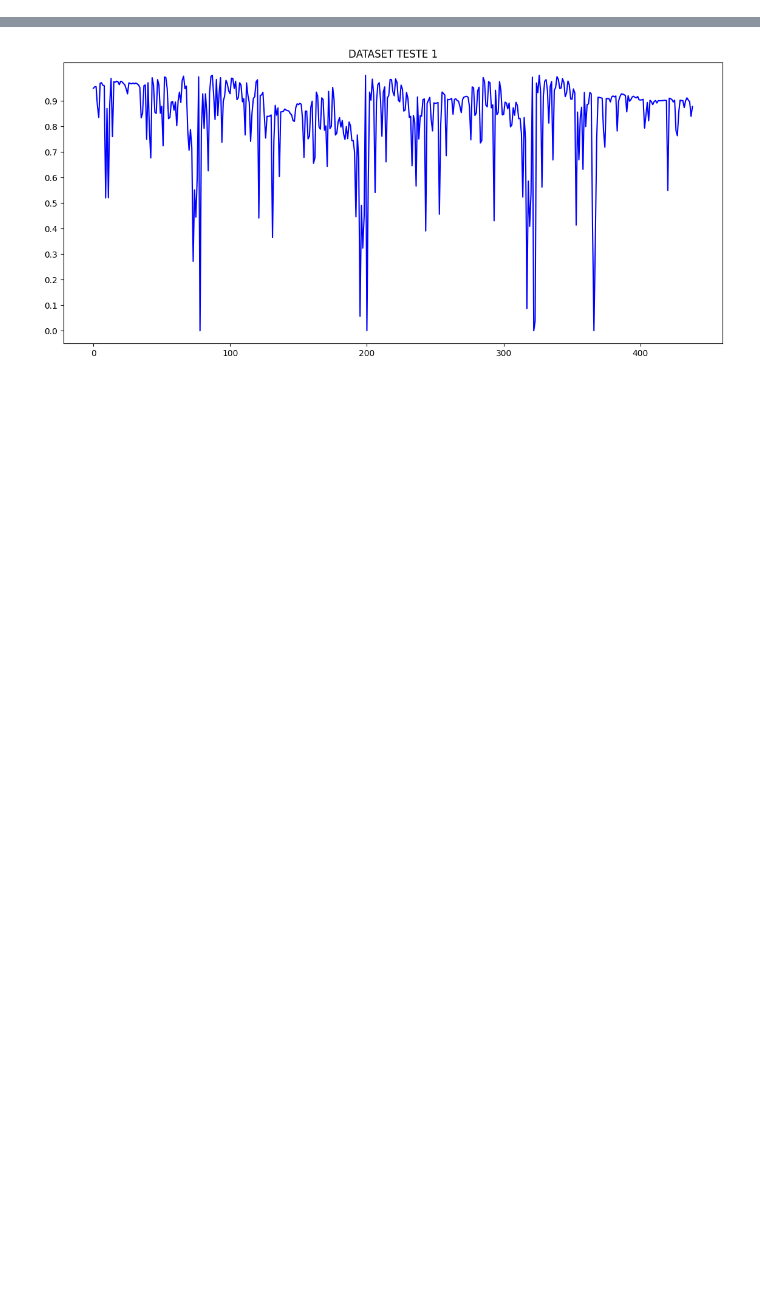
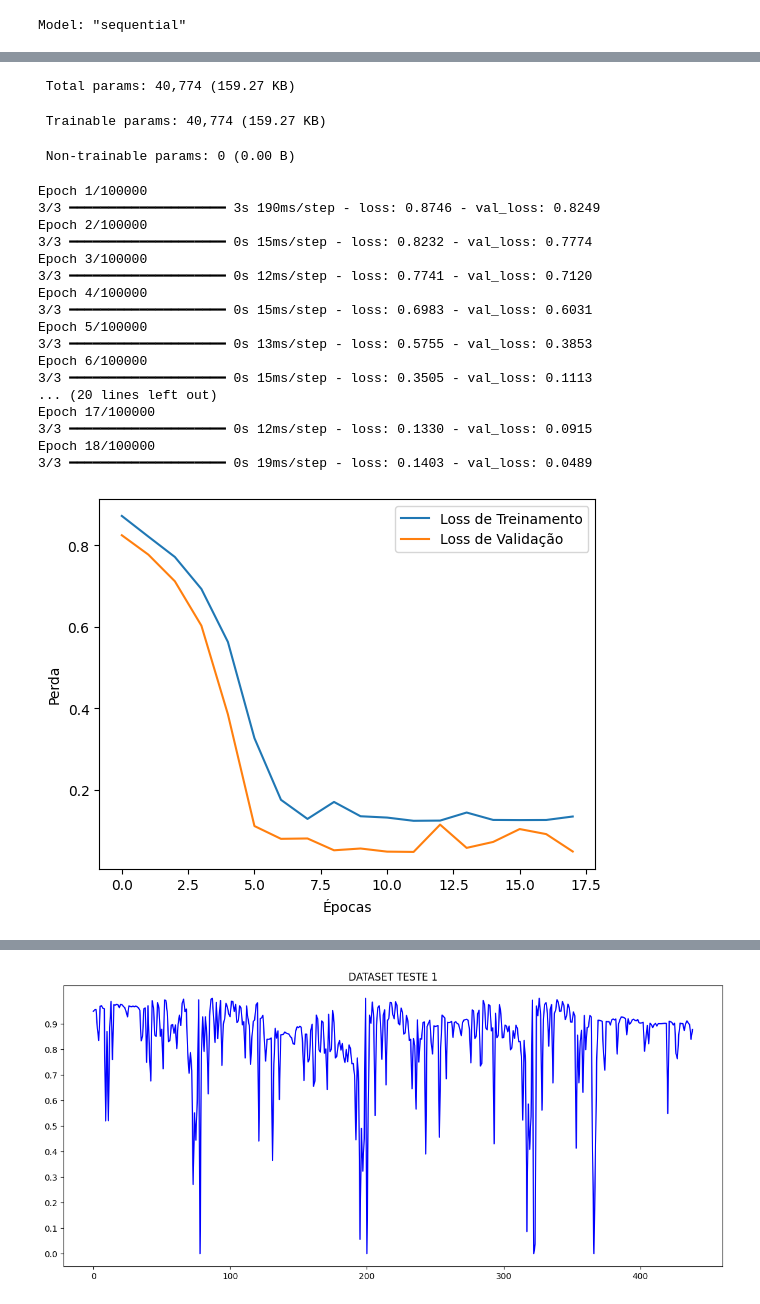
Before and after one commit to RenanFTorres/lstm-timeseries-energy, a Jupyter notebook: transfer_learning_pso_lstm.ipynb, the cells around one changed output, grey strips where cells are left out. Cells and saved outputs as stored; diff of their text form; code cells hidden in the pictures; blank space fills up the shorter version.

```diff
--- a/transfer_learning_pso_lstm.ipynb
+++ b/transfer_learning_pso_lstm.ipynb
@@ -219,0 +367,57 @@ def concatenate_selected_datasets(datasets, indices):
+# %%
+timesteps = config['datasets'][dataset_type]["timesteps"]
+output_steps = config['datasets'][dataset_type]["output_horizon"]
+X_0, y_0 = create_dataset(dataset_test_0, timesteps, output_steps)
+X_0 = X_0.reshape(X_0.shape[0], X_0.shape[1], 1)
+X_train, X_test, y_train, y_test = train_test_split(X_0, y_0, test_size=0.2, random_state=42)
+
+model0 = Sequential()
+
+for _ in range(int(config['datasets'][dataset_type]['layers'])):
+    model0.add(LSTM(int(config['datasets'][dataset_type]['neurons']),
+                    #kernel_initializer=GlorotUniform(),  # Inicializador para os pesos
+                    #recurrent_initializer=GlorotUniform(),  # Inicializador para os pesos recorrentes
+                    #bias_initializer=GlorotUniform(),  # Inicializador para os bias
+                    return_sequences=True if _ < int(config['datasets'][dataset_type]["layers"]) - 1 else False, input_shape=(X_0.shape[1], 1)))
+
+    model0.add(Dropout(config['datasets'][dataset_type]['dropout']))
+
+model0.add(Dense(config['datasets'][dataset_type]['output_horizon'],
+                    #kernel_initializer=GlorotUniform(),  # Inicializador para os pesos
+                    #bias_initializer=GlorotUniform(),  # Inicializador para os biases
+                    activation=config['datasets'][dataset_type]['activation']))
+
+model0.summary()
+
+# Configurar o otimizador
+optimizer = config['datasets'][dataset_type]['optimizer']
+
+if optimizer == 'adam':
+    opt = Adam(learning_rate=config['datasets'][dataset_type]['learning_rate'])
+elif optimizer == 'rmsprop':
+    opt = RMSprop(learning_rate=config['datasets'][dataset_type]['learning_rate'])
+else:
+    opt = SGD(learning_rate=config['datasets'][dataset_type]['learning_rate'])
+
+# Configurar a função de perda
+loss_function = config['datasets'][dataset_type]["loss_function"]
+
+if loss_function == "wmae":
+    loss = wmae
+elif loss_function == "wmse":
+    loss = wmse
+
+model0.compile(optimizer=opt, loss=loss)
+
+early_stopping = EarlyStopping(monitor='val_loss', patience=config['datasets'][dataset_type]['patience'], restore_best_weights=True)
+
+history = model0.fit(X_train, y_train, batch_size=config['datasets'][dataset_type]['batch_size'], epochs=100000, validation_data=(X_test, y_test),
+                verbose=1, callbacks=[early_stopping])
+
+plt.plot(history.history['loss'], label='Loss de Treinamento')
+plt.plot(history.history['val_loss'], label='Loss de Validação')
+plt.xlabel('Épocas')
+plt.ylabel('Perda')
+plt.legend()
+plt.show()
+# %% [output]
@@ -219,0 +426 @@ def concatenate_selected_datasets(datasets, indices):
+Model: "sequential"
@@ -219,0 +444,21 @@ def concatenate_selected_datasets(datasets, indices):
+ Total params: 40,774 (159.27 KB)
+ Trainable params: 40,774 (159.27 KB)
+ Non-trainable params: 0 (0.00 B)
+Epoch 1/100000
+3/3 ━━━━━━━━━━━━━━━━━━━━ 3s 190ms/step - loss: 0.8746 - val_loss: 0.8249
+Epoch 2/100000
+3/3 ━━━━━━━━━━━━━━━━━━━━ 0s 15ms/step - loss: 0.8232 - val_loss: 0.7774
+Epoch 3/100000
+3/3 ━━━━━━━━━━━━━━━━━━━━ 0s 12ms/step - loss: 0.7741 - val_loss: 0.7120
+Epoch 4/100000
+3/3 ━━━━━━━━━━━━━━━━━━━━ 0s 15ms/step - loss: 0.6983 - val_loss: 0.6031
+Epoch 5/100000
+3/3 ━━━━━━━━━━━━━━━━━━━━ 0s 13ms/step - loss: 0.5755 - val_loss: 0.3853
+Epoch 6/100000
+3/3 ━━━━━━━━━━━━━━━━━━━━ 0s 15ms/step - loss: 0.3505 - val_loss: 0.1113
+... (20 lines left out)
+Epoch 17/100000
+3/3 ━━━━━━━━━━━━━━━━━━━━ 0s 12ms/step - loss: 0.1330 - val_loss: 0.0915
+Epoch 18/100000
+3/3 ━━━━━━━━━━━━━━━━━━━━ 0s 19ms/step - loss: 0.1403 - val_loss: 0.0489
+[figure, added]
```
Also changed, not shown: parts of 65 cells of this notebook, 11 other files.
